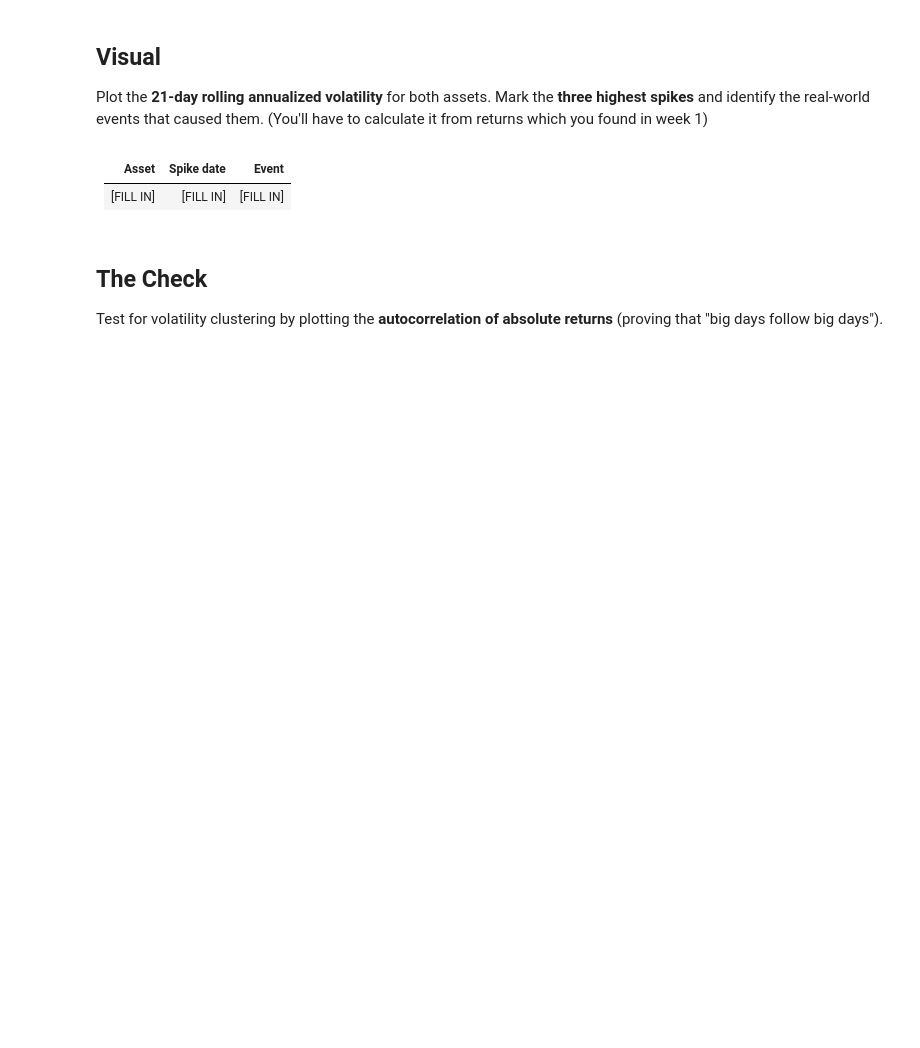
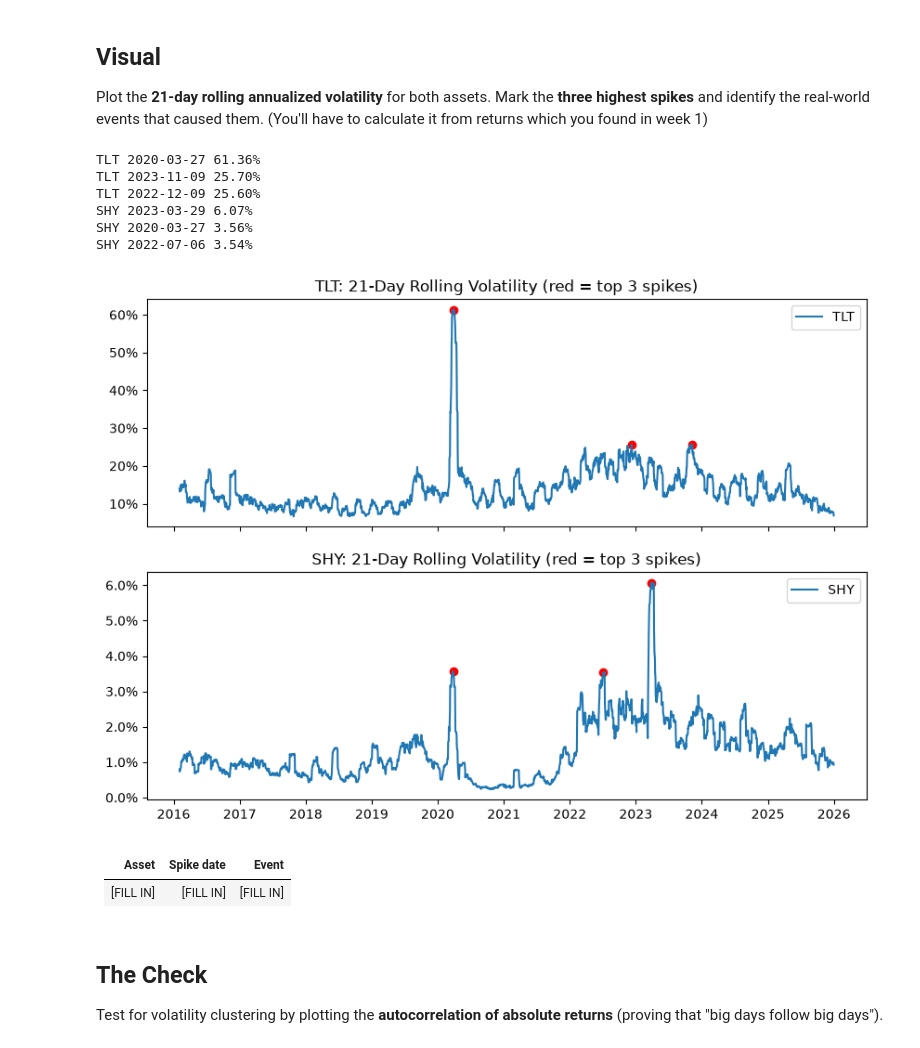
Before and after one commit to ptterdg-blip/Project_1_OQG, a Jupyter notebook: notebooks/week3_volatility.ipynb, the cells around one changed output. Cells and saved outputs as stored; diff of their text form; code cells hidden in the pictures; blank space fills up the shorter version.

Commit message:
Week6: volatility

```diff
--- a/notebooks/week3_volatility.ipynb
+++ b/notebooks/week3_volatility.ipynb
@@ -2,4 +2,16 @@
 # Week 3: Volatility
 Treating volatility as a static constant is the most common beginner error.
 # %%
-# Load your data from ../data/ (see the setup notebook)
+import pandas as pd
+import numpy as np
+import matplotlib.pyplot as plt
+import yfinance as yf
+
+TICKERS = ["TLT", "SHY"]
+
+data = {}
+for ticker in TICKERS:
+    data[ticker] = pd.read_csv(f"../data/{ticker}.csv", index_col=0, parse_dates=True)
+    print(ticker, "saved:", len(data[ticker]), "days")
+
+data["TLT"].tail() #view last 5 rows as an example
@@ -7,6 +29,52 @@ Treating volatility as a static constant is the most common beginner error.
 ## Visual
 Plot the **21-day rolling annualized volatility** for both assets. Mark the **three highest spikes** and
 identify the real-world events that caused them. (You'll have to calculate it from returns which you found in week 1)
+# %%
+from matplotlib.ticker import PercentFormatter
+
+# Step 1: Rebuild daily returns from Adjusted Close (same method as Week 1)
+prices = pd.DataFrame({ticker: data[ticker]["Adj Close"] for ticker in TICKERS})
+returns = prices.pct_change().dropna()
+
+# Step 2: Calculate 21-day rolling annualized volatility (21 trading days ≈ 1 month)
+WINDOW = 21
+rolling_vol = returns.rolling(WINDOW).std() * np.sqrt(252)
+
+# Step 2: Find the three highest *distinct* spikes
+def top_spikes(series, n=3, gap_days=90):
+    s = series.dropna()
+    spikes = []
+    for _ in range(n):
+        peak_date = s.idxmax()  # date of the highest remaining value
+        spikes.append((peak_date, s[peak_date]))
+        # Drop anything within gap_days of this peak, so the next pick is a different episode
+        too_close = abs(s.index - peak_date) <= pd.Timedelta(days=gap_days)
+        s = s[~too_close]
+    return spikes
+
+# Step 3: Plot each asset in its own panel and mark the spikes
+fig, axes = plt.subplots(2, 1, figsize=(10, 7), sharex=True)
+
+for ax, ticker in zip(axes, TICKERS):
+    ax.plot(rolling_vol[ticker], label=ticker)
+
+    for date, vol in top_spikes(rolling_vol[ticker]):
+        ax.scatter(date, vol, color="red")
+        print(ticker, date.date(), f"{vol:.2%}")
+
+    ax.set_title(f"{ticker}: 21-Day Rolling Volatility (red = top 3 spikes)")
+    ax.yaxis.set_major_formatter(PercentFormatter(1.0))
+    ax.legend()
+
+plt.show()
+# %% [output]
+TLT 2020-03-27 61.36%
+TLT 2023-11-09 25.70%
+TLT 2022-12-09 25.60%
+SHY 2023-03-29 6.07%
+SHY 2020-03-27 3.56%
+SHY 2022-07-06 3.54%
+[figure, added]
 # %% [markdown]
 | Asset | Spike date | Event |
 |---|---|---|
```
Also changed, not shown: parts of 3 cells of this notebook.
